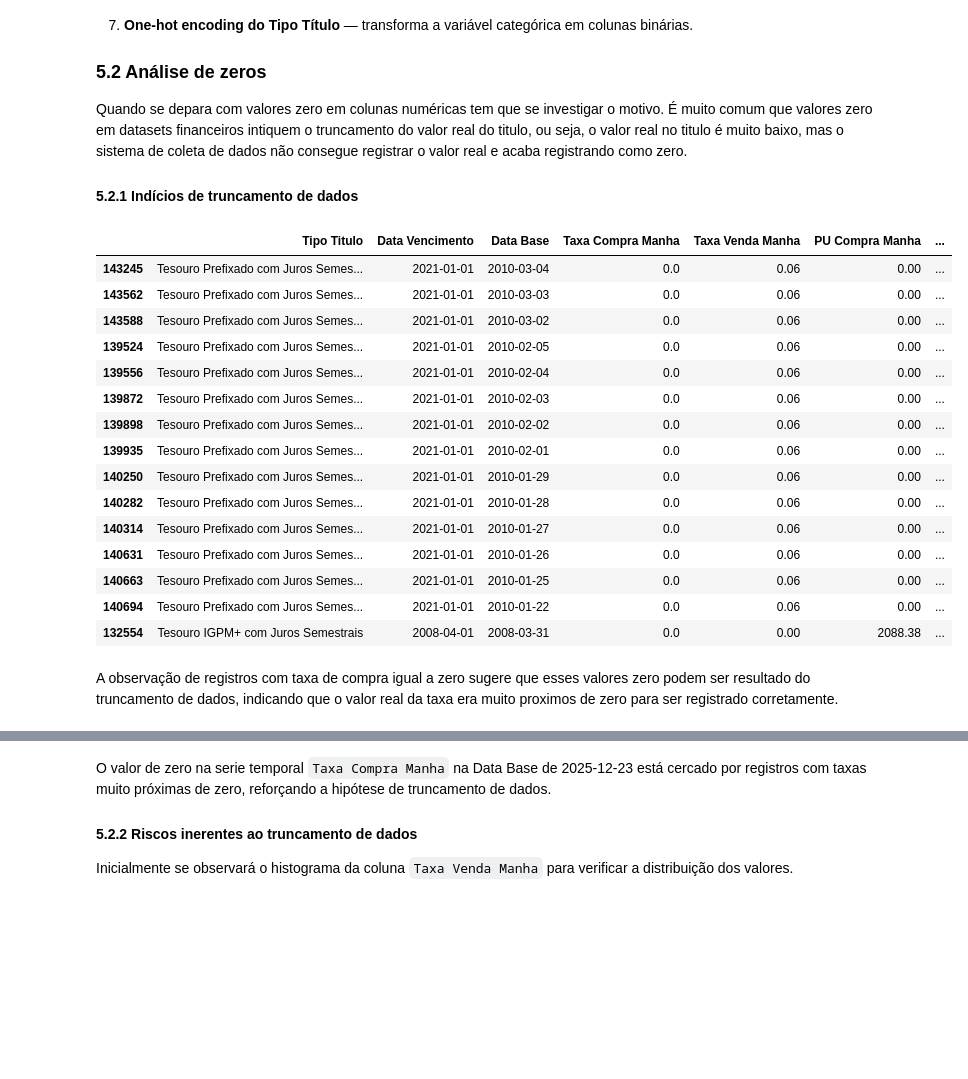
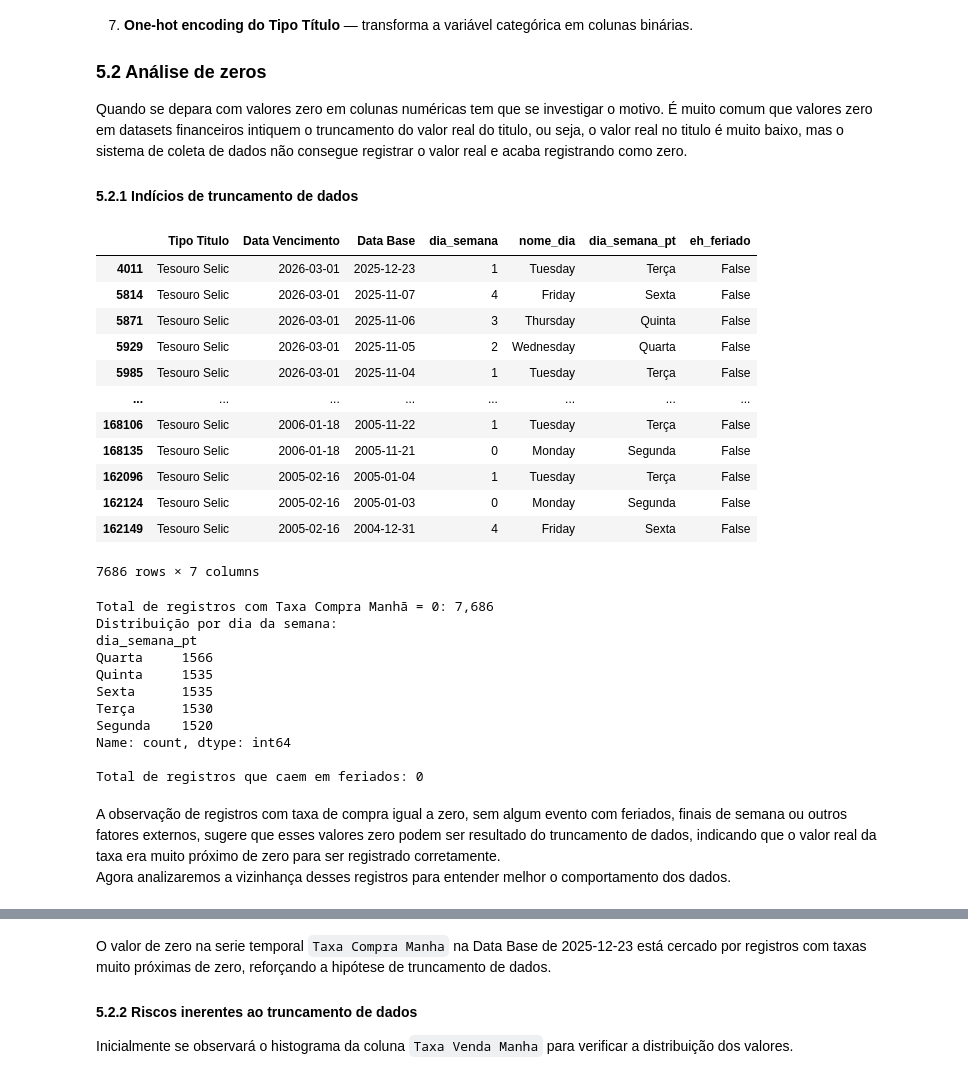
Before and after one commit to marciomocellin/analise-tesouro-direto, a Jupyter notebook: analise_tesouro_direto.ipynb, the cells around one changed output, grey strips where cells are left out. Drawn from its saved outputs; the diff is of its cells as text; code cells hidden in the pictures; blank space fills up the shorter version.

```diff
--- a/analise_tesouro_direto.ipynb
+++ b/analise_tesouro_direto.ipynb
@@ -198,26 +198,60 @@ Quando se depara com valores zero em colunas numéricas tem que se investigar o
 
 #### 5.2.1 Indícios de truncamento de dados
 # %%
-df_raw.loc[(df_raw['Taxa Compra Manha'] == 0), :].sort_values(by='Data Base', ascending=False)
+df_zero = df_raw.loc[(df_raw['Taxa Compra Manha'] == 0), ['Tipo Titulo', 'Data Vencimento', 'Data Base']].sort_values(by='Data Base', ascending=False)
+import holidays
+feriados_br = holidays.Brazil(
+    years=sorted(df_zero["Data Base"].dt.year.unique())
+)
+# Extrair dia da semana (0=segunda, 6=domingo)
+df_zero["dia_semana"] = df_zero["Data Base"].dt.dayofweek
+df_zero["nome_dia"] = df_zero["Data Base"].dt.day_name()
+
+# Mapear para português
+mapa_dias = {
+    0: "Segunda", 1: "Terça", 2: "Quarta", 3: "Quinta",
+    4: "Sexta", 5: "Sábado", 6: "Domingo"
+}
+df_zero["dia_semana_pt"] = df_zero["dia_semana"].map(mapa_dias)
+datas_base = df_zero["Data Base"].dt.normalize()
+df_zero["eh_feriado"] = datas_base.map(lambda data: data in feriados_br)
+# df_zero["nome_feriado"] = datas_base.map(lambda data: feriados_br.get(data))
+df_zero
 # %% [output]
-|  | Tipo Titulo | Data Vencimento | Data Base | Taxa Compra Manha | Taxa Venda Manha | PU Compra Manha | ... |
-| 143245 | Tesouro Prefixado com Juros Semes... | 2021-01-01 | 2010-03-04 | 0.0 | 0.06 | 0.00 | ... |
-| 143562 | Tesouro Prefixado com Juros Semes... | 2021-01-01 | 2010-03-03 | 0.0 | 0.06 | 0.00 | ... |
-| 143588 | Tesouro Prefixado com Juros Semes... | 2021-01-01 | 2010-03-02 | 0.0 | 0.06 | 0.00 | ... |
-| 139524 | Tesouro Prefixado com Juros Semes... | 2021-01-01 | 2010-02-05 | 0.0 | 0.06 | 0.00 | ... |
-| 139556 | Tesouro Prefixado com Juros Semes... | 2021-01-01 | 2010-02-04 | 0.0 | 0.06 | 0.00 | ... |
-| 139872 | Tesouro Prefixado com Juros Semes... | 2021-01-01 | 2010-02-03 | 0.0 | 0.06 | 0.00 | ... |
-| 139898 | Tesouro Prefixado com Juros Semes... | 2021-01-01 | 2010-02-02 | 0.0 | 0.06 | 0.00 | ... |
-| 139935 | Tesouro Prefixado com Juros Semes... | 2021-01-01 | 2010-02-01 | 0.0 | 0.06 | 0.00 | ... |
-| 140250 | Tesouro Prefixado com Juros Semes... | 2021-01-01 | 2010-01-29 | 0.0 | 0.06 | 0.00 | ... |
-| 140282 | Tesouro Prefixado com Juros Semes... | 2021-01-01 | 2010-01-28 | 0.0 | 0.06 | 0.00 | ... |
-| 140314 | Tesouro Prefixado com Juros Semes... | 2021-01-01 | 2010-01-27 | 0.0 | 0.06 | 0.00 | ... |
-| 140631 | Tesouro Prefixado com Juros Semes... | 2021-01-01 | 2010-01-26 | 0.0 | 0.06 | 0.00 | ... |
-| 140663 | Tesouro Prefixado com Juros Semes... | 2021-01-01 | 2010-01-25 | 0.0 | 0.06 | 0.00 | ... |
-| 140694 | Tesouro Prefixado com Juros Semes... | 2021-01-01 | 2010-01-22 | 0.0 | 0.06 | 0.00 | ... |
-| 132554 | Tesouro IGPM+ com Juros Semestrais | 2008-04-01 | 2008-03-31 | 0.0 | 0.00 | 2088.38 | ... |
+|  | Tipo Titulo | Data Vencimento | Data Base | dia_semana | nome_dia | dia_semana_pt | eh_feriado |
+| 4011 | Tesouro Selic | 2026-03-01 | 2025-12-23 | 1 | Tuesday | Terça | False |
+| 5814 | Tesouro Selic | 2026-03-01 | 2025-11-07 | 4 | Friday | Sexta | False |
+| 5871 | Tesouro Selic | 2026-03-01 | 2025-11-06 | 3 | Thursday | Quinta | False |
+| 5929 | Tesouro Selic | 2026-03-01 | 2025-11-05 | 2 | Wednesday | Quarta | False |
+| 5985 | Tesouro Selic | 2026-03-01 | 2025-11-04 | 1 | Tuesday | Terça | False |
+| ... | ... | ... | ... | ... | ... | ... | ... |
+| 168106 | Tesouro Selic | 2006-01-18 | 2005-11-22 | 1 | Tuesday | Terça | False |
+| 168135 | Tesouro Selic | 2006-01-18 | 2005-11-21 | 0 | Monday | Segunda | False |
+| 162096 | Tesouro Selic | 2005-02-16 | 2005-01-04 | 1 | Tuesday | Terça | False |
+| 162124 | Tesouro Selic | 2005-02-16 | 2005-01-03 | 0 | Monday | Segunda | False |
+| 162149 | Tesouro Selic | 2005-02-16 | 2004-12-31 | 4 | Friday | Sexta | False |
+7686 rows × 7 columns
+# %%
+print(f"Total de registros com Taxa Compra Manhã = 0: {len(df_zero):,}")
+print(f"Distribuição por dia da semana:")
+print(df_zero["dia_semana_pt"].value_counts())
+print(f"\nTotal de registros que caem em feriados: {df_zero['eh_feriado'].sum()}")
+del df_zero, feriados_br, mapa_dias, datas_base
+# %% [output]
+Total de registros com Taxa Compra Manhã = 0: 7,686
+Distribuição por dia da semana:
+dia_semana_pt
+Quarta     1566
+Quinta     1535
+Sexta      1535
+Terça      1530
+Segunda    1520
+Name: count, dtype: int64
+
+Total de registros que caem em feriados: 0
 # %% [markdown]
-A observação de registros com taxa de compra igual a zero sugere que esses valores zero podem ser resultado do truncamento de dados, indicando que o valor real da taxa era muito proximos de zero para ser registrado corretamente.
+A observação de registros com taxa de compra igual a zero, sem algum evento com feriados, finais de semana ou outros fatores externos, sugere que esses valores zero podem ser resultado do truncamento de dados, indicando que o valor real da taxa era muito próximo de zero para ser registrado corretamente.
+Agora analizaremos a vizinhança desses registros para entender melhor o comportamento dos dados.
 # %%
 df_raw.loc[(df_raw['Tipo Titulo'] == 'Tesouro Selic') & (df_raw['Data Vencimento'] == '2026-03-01 00:00:00') & (df_raw['Data Base'].isin(pd.date_range('2025-12-17', '2025-12-30'))), :].sort_values(by='Data Base', ascending=False)
 # %% [output]
```
Also changed, not shown: parts of 10 cells of this notebook.
